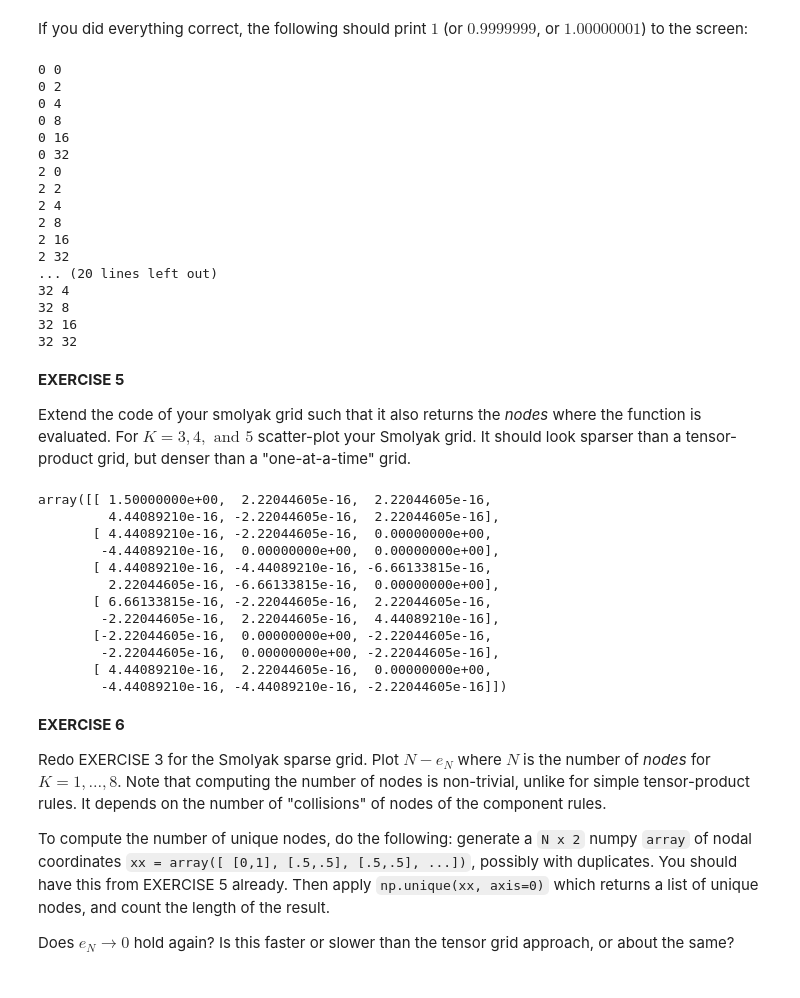
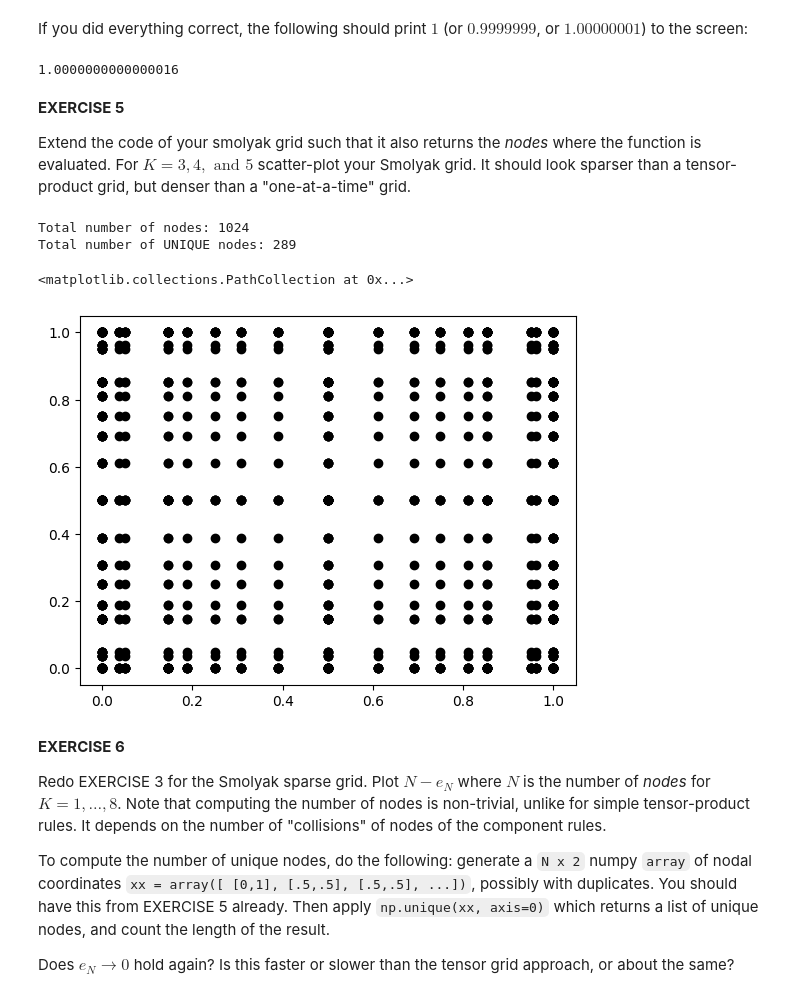
Before and after one commit to msahirs/CFD_IV, a Jupyter notebook: Tutorial1.ipynb, the cells around one changed output. Drawn from its saved outputs; the diff is of its cells as text; code cells hidden in the pictures.

Commit message:
FInished smolyak grid

```diff
--- a/Tutorial1.ipynb
+++ b/Tutorial1.ipynb
@@ -416,45 +440,30 @@ def quad_smolyak(f, K):
 # %% [markdown]
 If you did everything correct, the following should print $1$ (or $0.9999999$, or $1.00000001$) to the screen:
 # %%
-sum_smol, grid_smol = quad_smolyak(lambda x, y: 1, 5)
+sum_smol, grid_smol, nodes_evaluated = quad_smolyak(lambda x,y: 1, 3)
+sum_smol
 # %% [output]
-0 0
-0 2
-0 4
-0 8
-0 16
-0 32
-2 0
-2 2
-2 4
-2 8
-2 16
-2 32
-... (20 lines left out)
-32 4
-32 8
-32 16
-32 32
+1.0000000000000016
 # %% [markdown]
 **EXERCISE 5**
 
 Extend the code of your smolyak grid such that it also returns the *nodes* where the function is evaluated.  For $K = 3, 4, \text{ and } 5$ scatter-plot your Smolyak grid.  It should look sparser than a tensor-product grid, but denser than a "one-at-a-time" grid.
-# %%
-grid_smol
-# plt.imshow(grid_smol)
-# %% [output]
-array([[ 1.50000000e+00,  2.22044605e-16,  2.22044605e-16,
-         4.44089210e-16, -2.22044605e-16,  2.22044605e-16],
-       [ 4.44089210e-16, -2.22044605e-16,  0.00000000e+00,
-        -4.44089210e-16,  0.00000000e+00,  0.00000000e+00],
-       [ 4.44089210e-16, -4.44089210e-16, -6.66133815e-16,
-         2.22044605e-16, -6.66133815e-16,  0.00000000e+00],
-       [ 6.66133815e-16, -2.22044605e-16,  2.22044605e-16,
-        -2.22044605e-16,  2.22044605e-16,  4.44089210e-16],
-       [-2.22044605e-16,  0.00000000e+00, -2.22044605e-16,
-        -2.22044605e-16,  0.00000000e+00, -2.22044605e-16],
-       [ 4.44089210e-16,  2.22044605e-16,  0.00000000e+00,
-        -4.44089210e-16, -4.44089210e-16, -2.22044605e-16]])
+# %%
+# plt.figure()
+# grid_smol
+# plt.matshow(grid_smol)
+# plt.colorbar()
+print("Total number of nodes:",nodes_evaluated.shape[0])
+print("Total number of UNIQUE nodes:",np.unique(nodes_evaluated, axis=0).shape[0])
+
+
+plt.figure()
+plt.scatter(nodes_evaluated[:,0],nodes_evaluated[:,1], marker='o', c = 'k')
+# %% [output]
+Total number of nodes: 1024
+Total number of UNIQUE nodes: 289
+<matplotlib.collections.PathCollection at 0x...>
+[figure, added]
 # %% [markdown]
 **EXERCISE 6**
 
```
Also changed, not shown: parts of 9 cells of this notebook, 2 other files.
